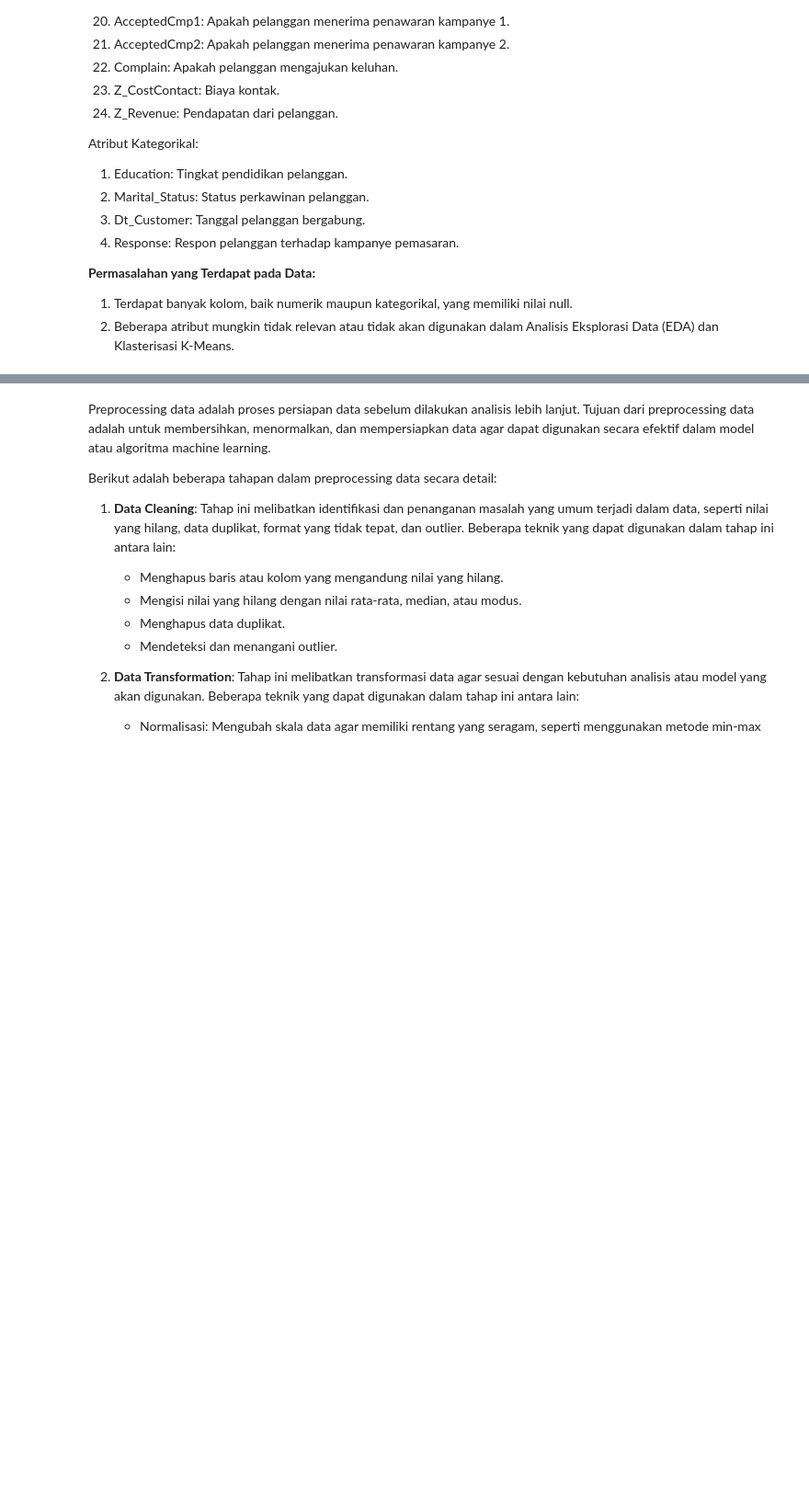
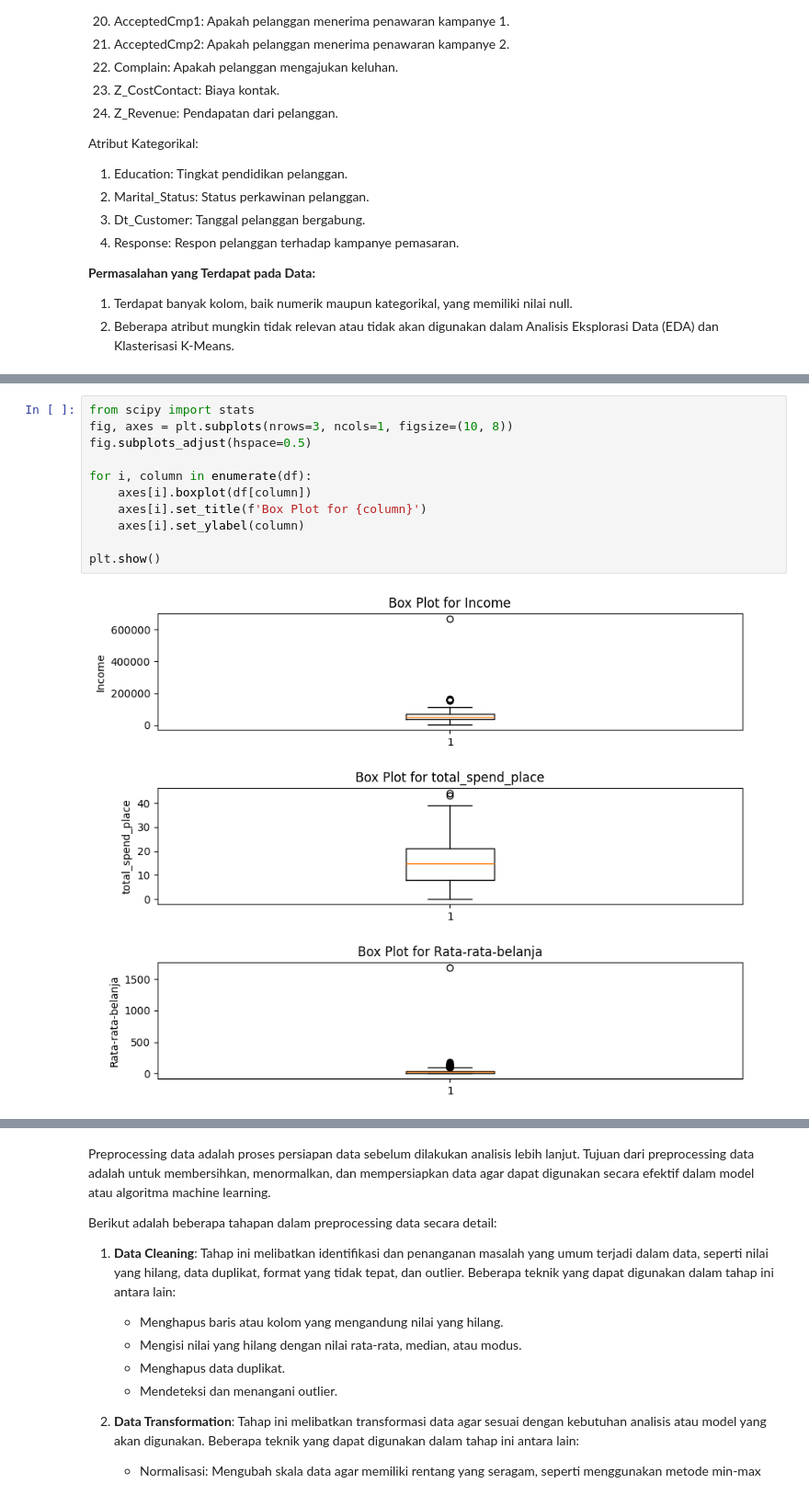
Before and after one commit to qiqioberon/Machine-Learning, a Jupyter notebook: Tugas 2/Muhammad Aqil Farrukh_5025221158_Tugas 2_Personality Analysis K-means.ipynb, the cells around one changed output, grey strips where cells are left out. Shown at 92% size. Drawn from its saved outputs; the diff is of its cells as text; blank space fills up the shorter version.

```diff
--- a/Tugas 2/Muhammad Aqil Farrukh_5025221158_Tugas 2_Personality Analysis K-means.ipynb
+++ b/Tugas 2/Muhammad Aqil Farrukh_5025221158_Tugas 2_Personality Analysis K-means.ipynb
@@ -186,0 +259,13 @@ NameError: name 'dataF' is not defined
+# %%
+from scipy import stats
+fig, axes = plt.subplots(nrows=3, ncols=1, figsize=(10, 8))
+fig.subplots_adjust(hspace=0.5)
+
+for i, column in enumerate(df):
+    axes[i].boxplot(df[column])
+    axes[i].set_title(f'Box Plot for {column}')
+    axes[i].set_ylabel(column)
+
+plt.show()
+# %% [output]
+[figure, added]
```
Also changed, not shown: parts of 21 cells of this notebook.
